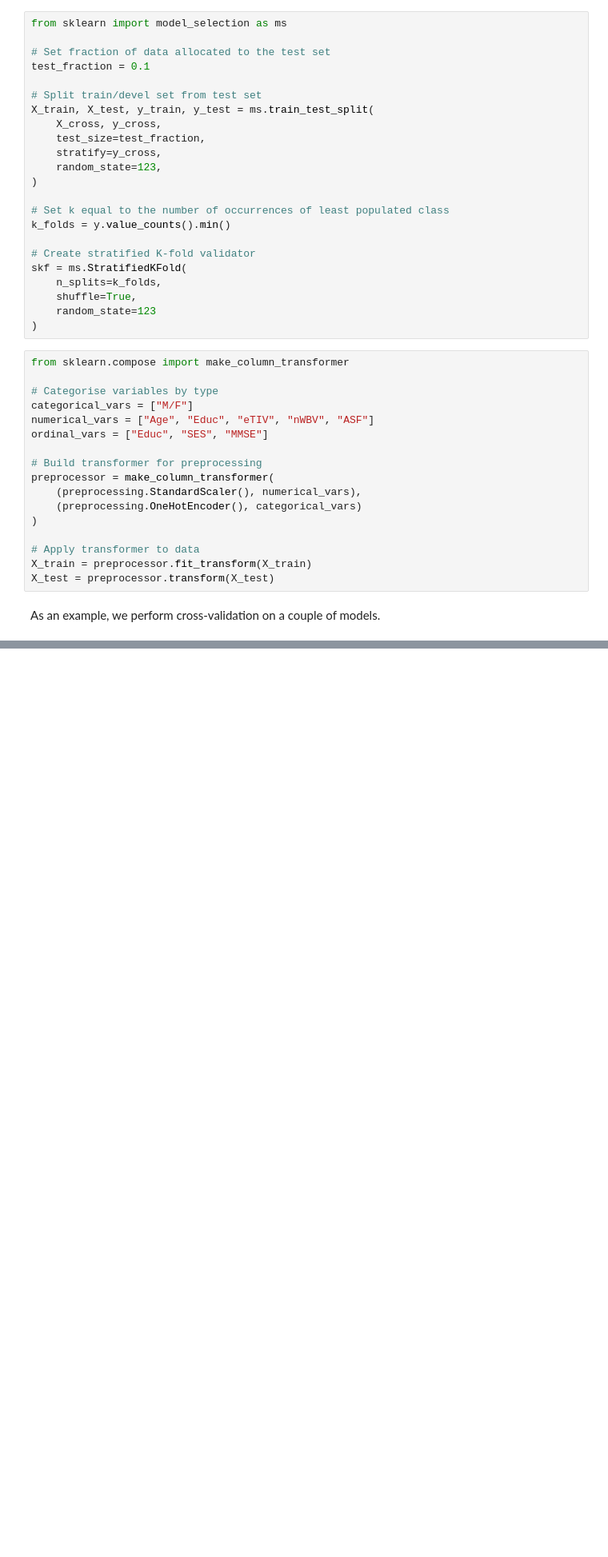
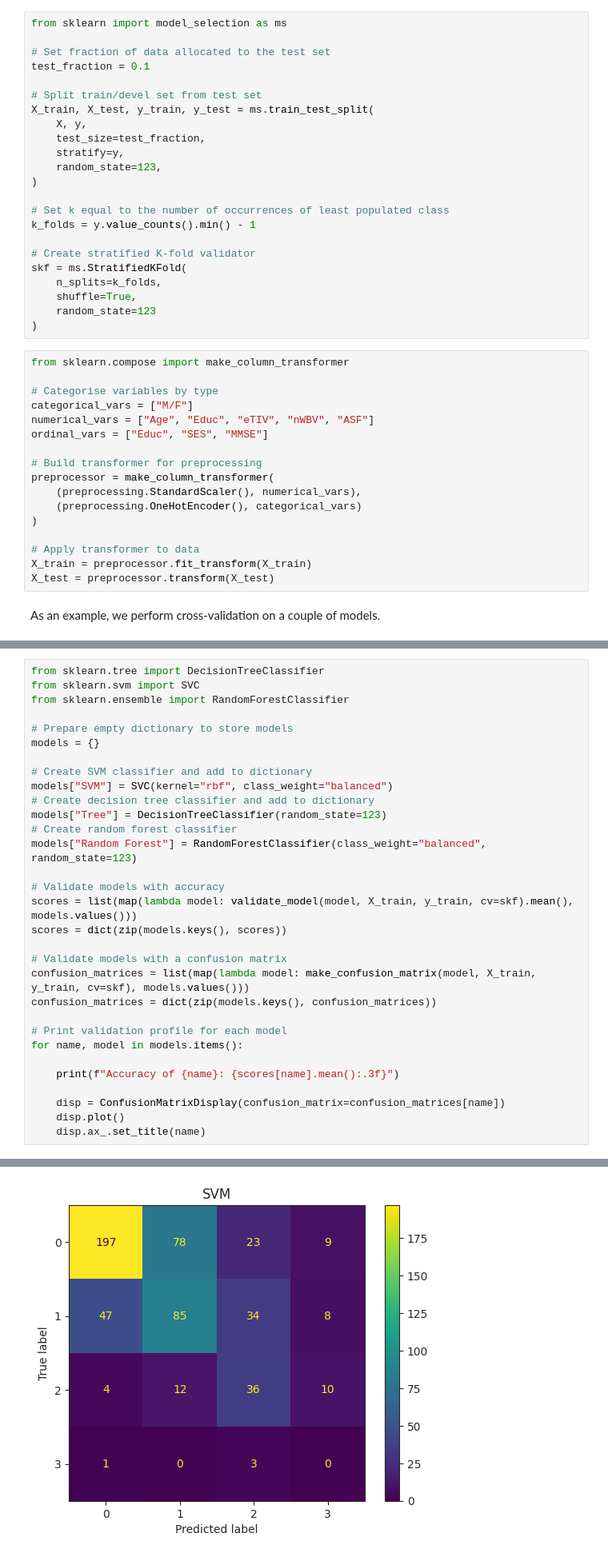
Before and after one commit to RiboRings/AlzheimerPrediction, a Jupyter notebook: learning-about-ad.ipynb, the cells around one changed output, grey strips where cells are left out. Shown at 80% size. Saved outputs shown, nothing was run; the diff lists cells and outputs as text; blank space fills up the shorter version.

```diff
--- a/learning-about-ad.ipynb
+++ b/learning-about-ad.ipynb
@@ -201,14 +201,14 @@ test_fraction = 0.1
 
 # Split train/devel set from test set
 X_train, X_test, y_train, y_test = ms.train_test_split(
-    X_cross, y_cross,
+    X, y,
     test_size=test_fraction,
-    stratify=y_cross,
+    stratify=y,
     random_state=123,
 )
 
 # Set k equal to the number of occurrences of least populated class
-k_folds = y.value_counts().min()
+k_folds = y.value_counts().min() - 1
 
 # Create stratified K-fold validator
 skf = ms.StratifiedKFold(
@@ -270,0 +267,32 @@ MAE for tree: 0.517
+# %%
+from sklearn.tree import DecisionTreeClassifier
+from sklearn.svm import SVC
+from sklearn.ensemble import RandomForestClassifier
+
+# Prepare empty dictionary to store models
+models = {}
+
+# Create SVM classifier and add to dictionary
+models["SVM"] = SVC(kernel="rbf", class_weight="balanced")
+# Create decision tree classifier and add to dictionary
+models["Tree"] = DecisionTreeClassifier(random_state=123)
+# Create random forest classifier
+models["Random Forest"] = RandomForestClassifier(class_weight="balanced", random_state=123)
+
+# Validate models with accuracy
+scores = list(map(lambda model: validate_model(model, X_train, y_train, cv=skf).mean(), models.values()))
+scores = dict(zip(models.keys(), scores))
+
+# Validate models with a confusion matrix
+confusion_matrices = list(map(lambda model: make_confusion_matrix(model, X_train, y_train, cv=skf), models.values()))
+confusion_matrices = dict(zip(models.keys(), confusion_matrices))
+
+# Print validation profile for each model
+for name, model in models.items():
+
+    print(f"Accuracy of {name}: {scores[name].mean():.3f}")
+
+    disp = ConfusionMatrixDisplay(confusion_matrix=confusion_matrices[name])
+    disp.plot()
+    disp.ax_.set_title(name)
+# %% [output]
@@ -270,0 +302 @@ MAE for tree: 0.517
+[figure, added]
```
Also changed, not shown: parts of 6 cells of this notebook.
